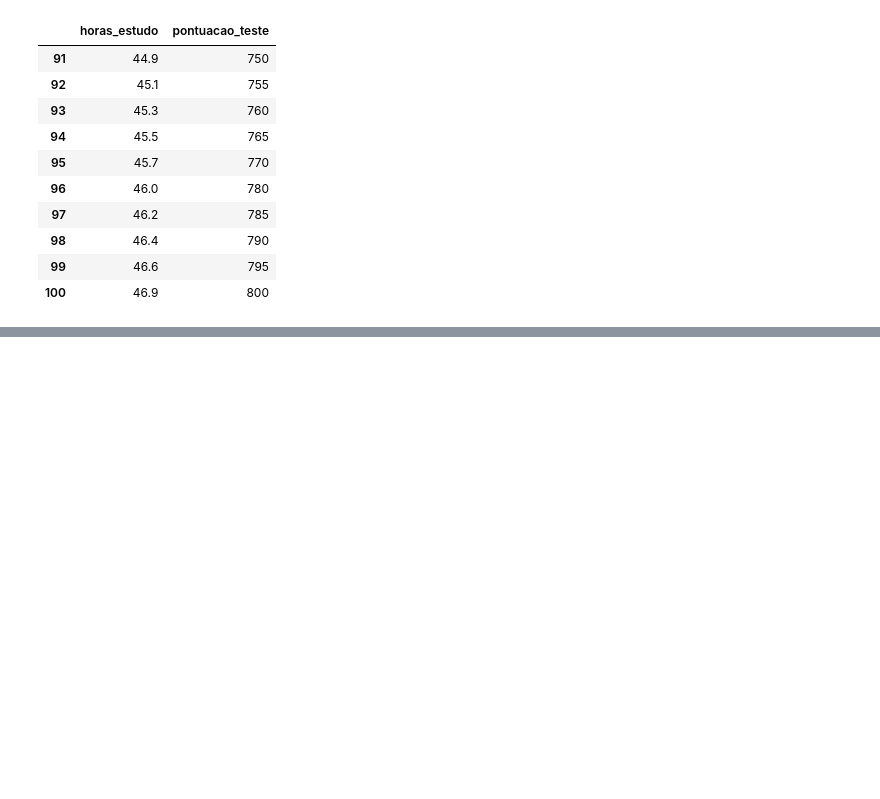
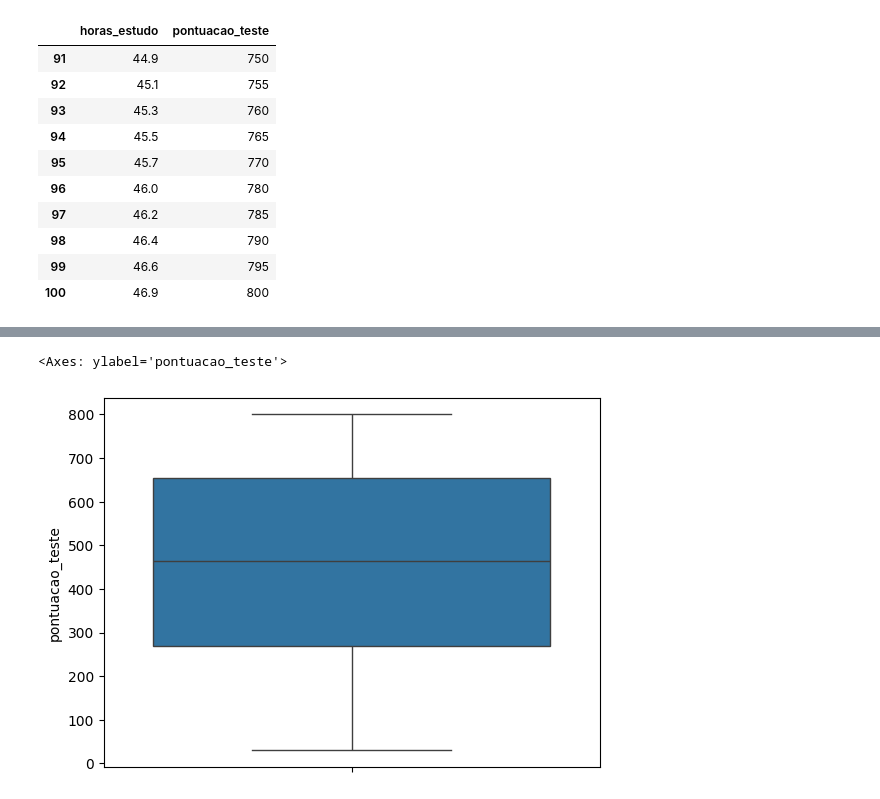
Before and after one commit to srmatheusmaciel/regressao_linear_simples, a Jupyter notebook: modelo_pontuacao.ipynb, the cells around one changed output, grey strips where cells are left out. Saved outputs shown, nothing was run; the diff lists cells and outputs as text; code cells hidden in the pictures; blank space fills up the shorter version.

```diff
--- a/modelo_pontuacao.ipynb
+++ b/modelo_pontuacao.ipynb
@@ -58,0 +82,7 @@ df_pontuacao.tail(10)
+# %%
+## Verificar se temos outliers
+# Plot BoxPlot
+sns.boxplot(data=df_pontuacao,y='pontuacao_teste')
+# %% [output]
+<Axes: ylabel='pontuacao_teste'>
+[figure, added]
```
Also changed, not shown: parts of 9 cells of this notebook.
